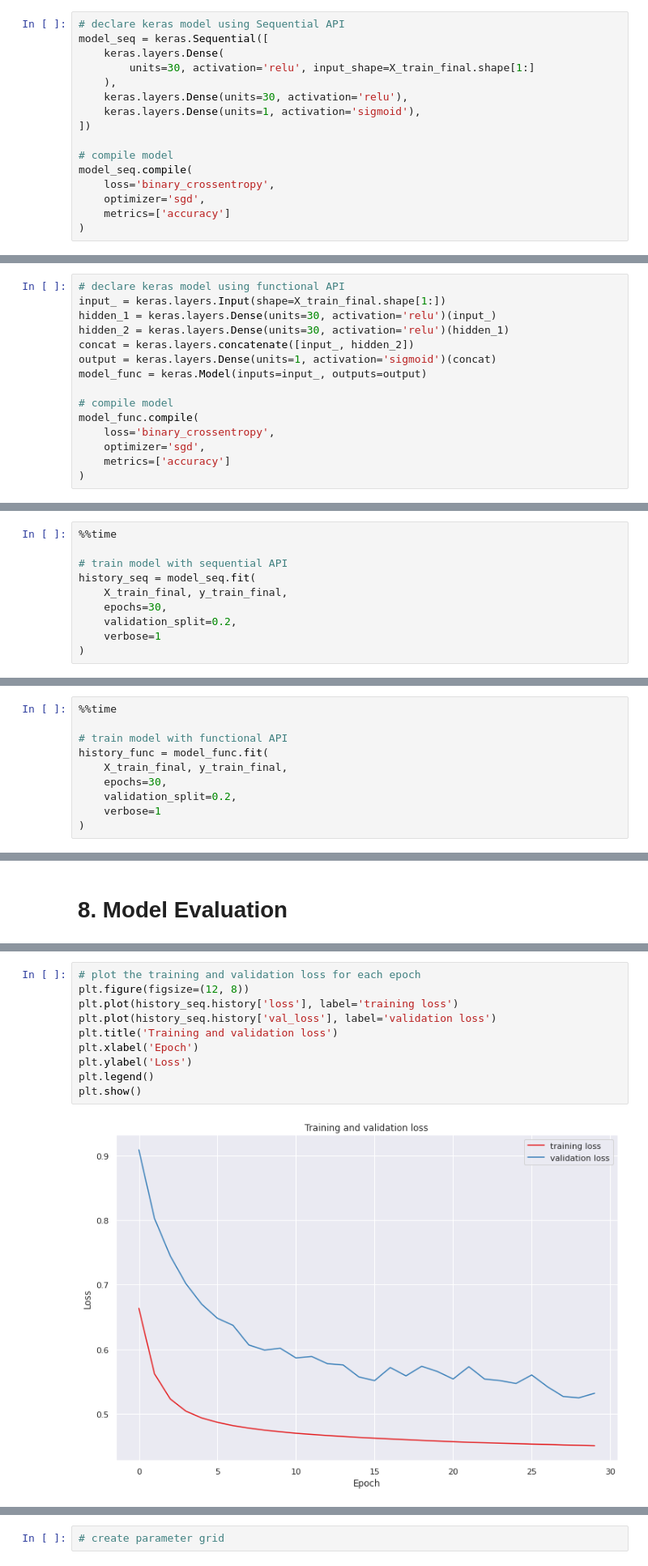
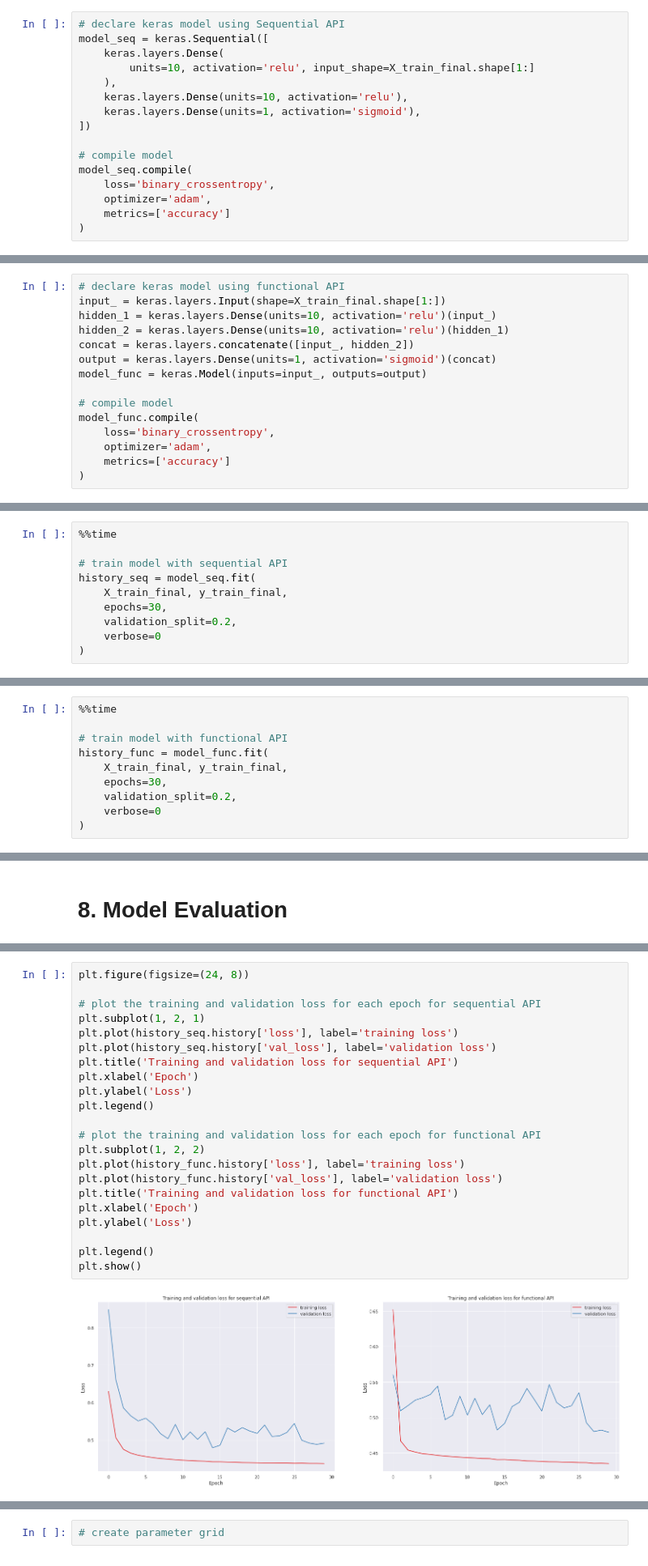
Before and after one commit to NikkiSatmaka/sticky-customers-operation, a Jupyter notebook: h8dsft_Milestone1P2_nikki_satmaka.ipynb, the cells around one changed output, grey strips where cells are left out. Shown at 81% size. Saved outputs shown, nothing was run; the diff lists cells and outputs as text.

```diff
--- a/h8dsft_Milestone1P2_nikki_satmaka.ipynb
+++ b/h8dsft_Milestone1P2_nikki_satmaka.ipynb
@@ -1071,16 +1076,16 @@ Preprocessing is finished
 # declare keras model using Sequential API
 model_seq = keras.Sequential([
     keras.layers.Dense(
-        units=30, activation='relu', input_shape=X_train_final.shape[1:]
+        units=10, activation='relu', input_shape=X_train_final.shape[1:]
     ),
-    keras.layers.Dense(units=30, activation='relu'),
+    keras.layers.Dense(units=10, activation='relu'),
     keras.layers.Dense(units=1, activation='sigmoid'),
 ])
 
 # compile model
 model_seq.compile(
     loss='binary_crossentropy',
-    optimizer='sgd',
+    optimizer='adam',
     metrics=['accuracy']
 )
 # %% [output]
@@ -1089,8 +1115,8 @@ To enable them in other operations, rebuild TensorFlow with the appropriate comp
 # %%
 # declare keras model using functional API
 input_ = keras.layers.Input(shape=X_train_final.shape[1:])
-hidden_1 = keras.layers.Dense(units=30, activation='relu')(input_)
-hidden_2 = keras.layers.Dense(units=30, activation='relu')(hidden_1)
+hidden_1 = keras.layers.Dense(units=10, activation='relu')(input_)
+hidden_2 = keras.layers.Dense(units=10, activation='relu')(hidden_1)
 concat = keras.layers.concatenate([input_, hidden_2])
 output = keras.layers.Dense(units=1, activation='sigmoid')(concat)
 model_func = keras.Model(inputs=input_, outputs=output)
@@ -1098,6 +1124,6 @@ model_func = keras.Model(inputs=input_, outputs=output)
 # compile model
 model_func.compile(
     loss='binary_crossentropy',
-    optimizer='sgd',
+    optimizer='adam',
     metrics=['accuracy']
 )
@@ -1111,6 +1161,6 @@ history_seq = model_seq.fit(
     X_train_final, y_train_final,
     epochs=30,
     validation_split=0.2,
-    verbose=1
+    verbose=0
 )
 # %% [output]
@@ -1139,6 +1174,6 @@ history_func = model_func.fit(
     X_train_final, y_train_final,
     epochs=30,
     validation_split=0.2,
-    verbose=1
+    verbose=0
 )
 # %% [output]
@@ -1218,12 +1196,24 @@ plt.show()
 # %%
-# plot the training and validation loss for each epoch
-plt.figure(figsize=(12, 8))
+plt.figure(figsize=(24, 8))
+
+# plot the training and validation loss for each epoch for sequential API
+plt.subplot(1, 2, 1)
 plt.plot(history_seq.history['loss'], label='training loss')
 plt.plot(history_seq.history['val_loss'], label='validation loss')
-plt.title('Training and validation loss')
+plt.title('Training and validation loss for sequential API')
 plt.xlabel('Epoch')
 plt.ylabel('Loss')
 plt.legend()
+
+# plot the training and validation loss for each epoch for functional API
+plt.subplot(1, 2, 2)
+plt.plot(history_func.history['loss'], label='training loss')
+plt.plot(history_func.history['val_loss'], label='validation loss')
+plt.title('Training and validation loss for functional API')
+plt.xlabel('Epoch')
+plt.ylabel('Loss')
+
+plt.legend()
 plt.show()
 # %% [output]
-[figure, old version]
+[figure, new version]
```
Also changed, not shown: parts of 29 cells of this notebook.
